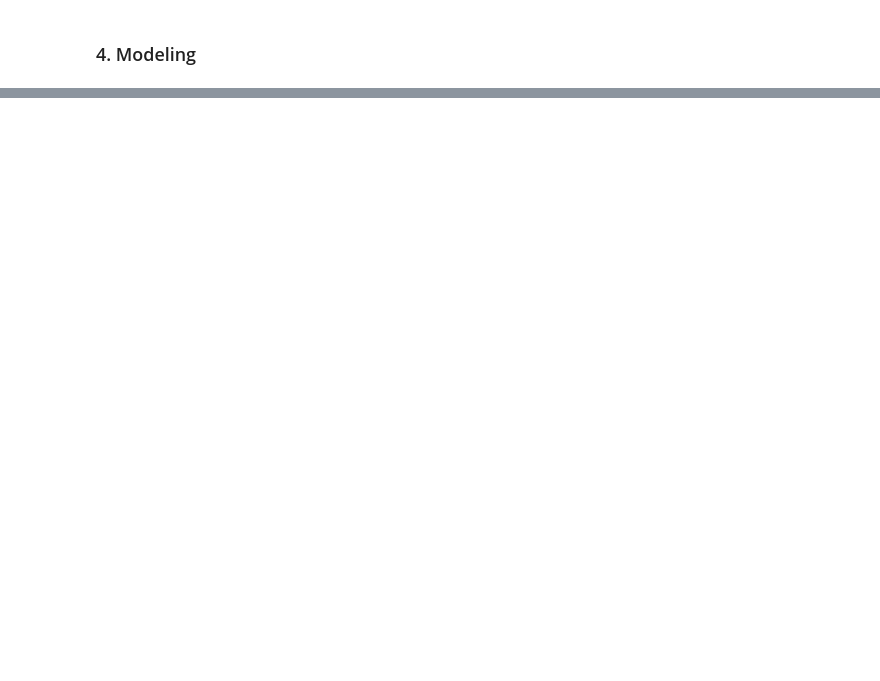
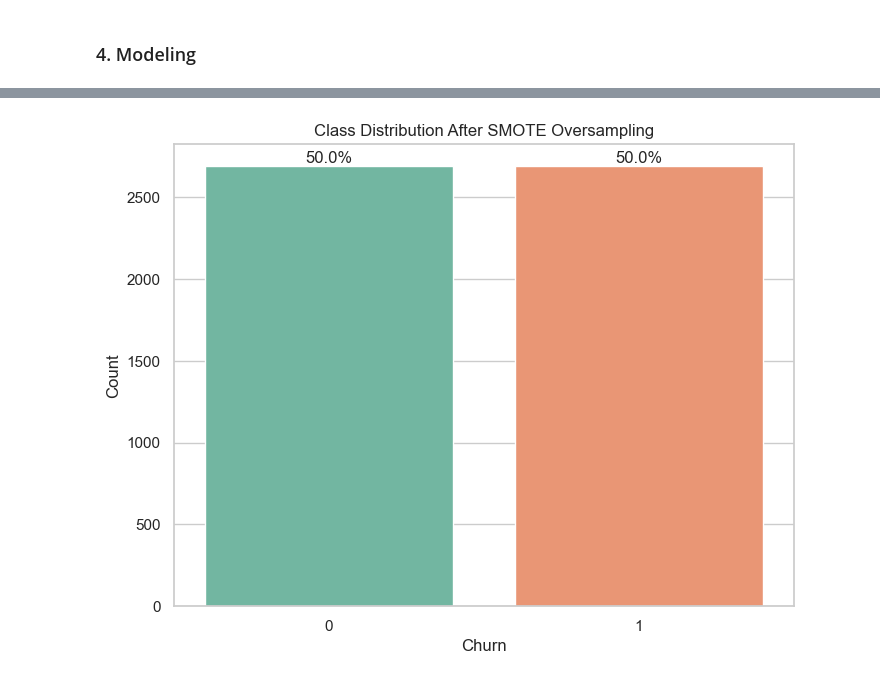
Before and after one commit to LEAN-96/Gym-Retention-Prediction, a Jupyter notebook: notebooks/gym_retention_prediction.ipynb, the cells around one changed output, grey strips where cells are left out. Drawn from its saved outputs; the diff is of its cells as text; code cells hidden in the pictures; blank space fills up the shorter version.

Commit message:
Data Balancing & Modeling
Balanced data using RandomOversampler and SMOTE and applied several algorithm

```diff
--- a/notebooks/gym_retention_prediction.ipynb
+++ b/notebooks/gym_retention_prediction.ipynb
@@ -1357,0 +1414,36 @@ ModuleNotFoundError: No module named 'lazypredict'
+# %%
+from imblearn.over_sampling import SMOTE
+# Applying SMOTE to balance the dataset
+smote = SMOTE(random_state=42)
+X_smote, y_smote = smote.fit_resample(X, y)
+
+# Splitting the dataset into training and testing sets
+X_train, X_test, y_train, y_test = train_test_split(X_smote, y_smote, test_size=0.3, random_state=42)
+# %%
+# Plot the new class distribution
+plt.figure(figsize=(8, 6))
+sns.countplot(x=y_smote, palette="Set2")
+
+# Calculate the count and percentage of each class
+churn_counts = y_smote.value_counts()
+churn_percentages = churn_counts / churn_counts.sum() * 100
+
+# Adding percentage annotations above the bars
+for i, count in enumerate(churn_counts):
+    percentage = churn_percentages[i]
+    plt.text(x=i,  # Position on the x-axis
+             y=count + 5,  # Position slightly above the bar
+             s=f'{percentage:.1f}%',
+             ha='center',
+             va='bottom',
+             fontsize=12)
+
+# Set labels and title
+plt.title("Class Distribution After SMOTE Oversampling")
+plt.xlabel("Churn")
+plt.ylabel("Count")
+
+# Display the plot
+plt.show()
+# %% [output]
+[figure, added]
```
Also changed, not shown: parts of 16 cells of this notebook.
